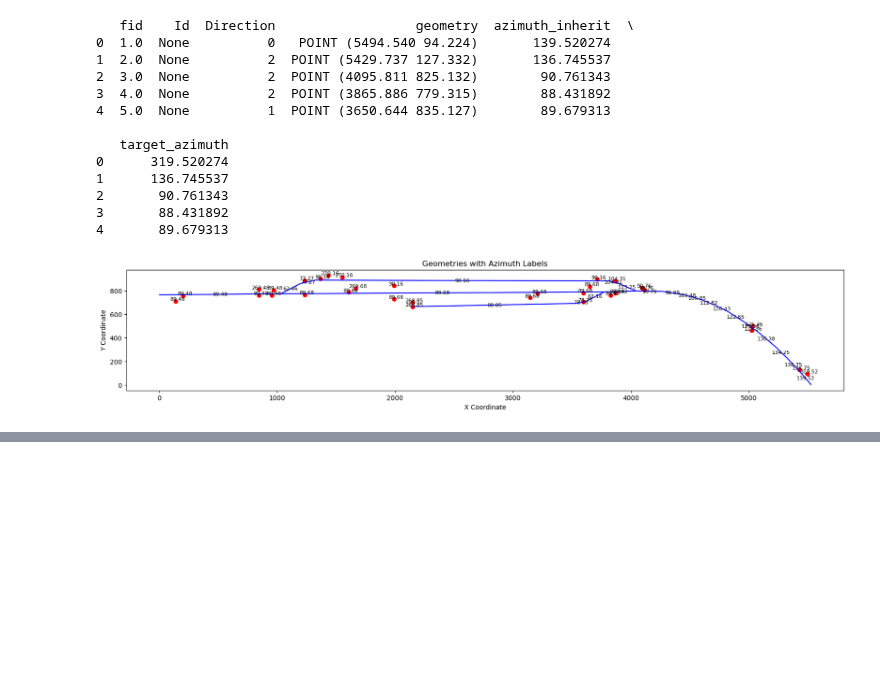
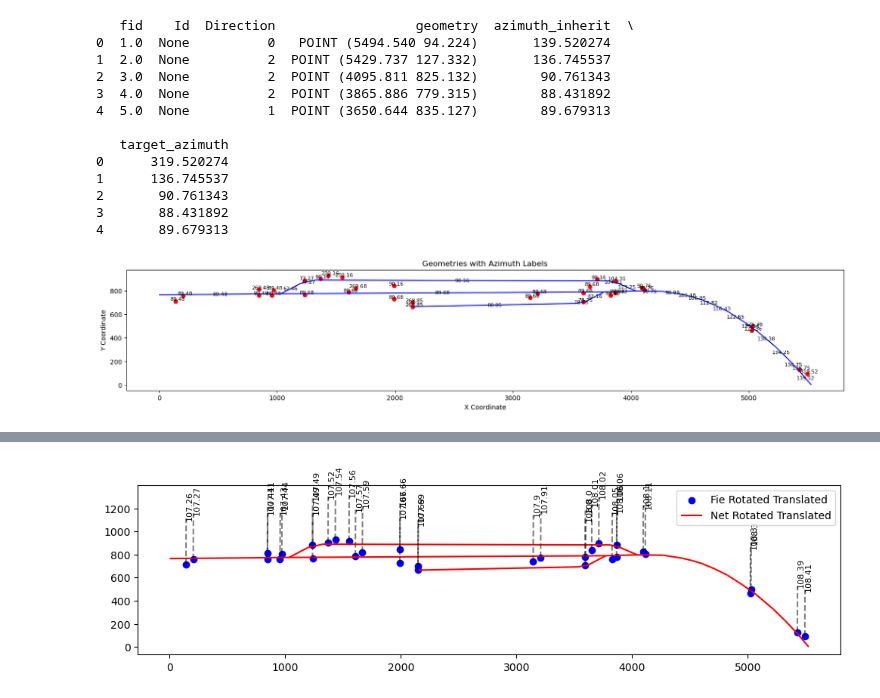
Before and after one commit to mwoj-tech/geo2screen, a Jupyter notebook: main.ipynb, the cells around one changed output, grey strips where cells are left out. Cells and saved outputs as stored; diff of their text form; code cells hidden in the pictures; blank space fills up the shorter version.

```diff
--- a/main.ipynb
+++ b/main.ipynb
@@ -570,0 +614,19 @@ print(gdf_chainage.head())
+# %%
+# Step 1: Create new field named 'km' in gdf_fie_geo
+gdf_fie_geo['km'] = None
+
+# Step 2: Find the nearest feature from gdf_chainage for each point in gdf_fie_geo
+for index, row in gdf_fie_geo.iterrows():
+    nearest_geom = nearest_points(row['geometry'], gdf_chainage['geometry'].unary_union)[1]
+    nearest_row = gdf_chainage[gdf_chainage['geometry'] == nearest_geom]
+    gdf_fie_geo.at[index, 'km'] = nearest_row['distance_along_line'].values[0]
+
+# Step 3: Round and convert 'km' values to integers, then divide by 1000
+gdf_fie_geo['km'] = (gdf_fie_geo['km'].apply(lambda x: round(x, 0)).astype(int)) / 1000
+
+# Step 4: Append the 'km' field to gdf_fie_rotated_translated
+gdf_fie_rotated_translated['km'] = gdf_fie_geo['km']
+
+# Display the updated dataframes
+print(gdf_fie_geo.head())
+print(gdf_fie_rotated_translated.head())
@@ -570,0 +656,26 @@ print(gdf_chainage.head())
+# %%
+# Plot gdf_fie_rotated_translated with specified figure size
+ax = gdf_fie_rotated_translated.plot(color='blue', label='Fie Rotated Translated', figsize=(12, 8))
+
+# Plot gdf_net_rotated_translated on the same axes
+gdf_net_rotated_translated.plot(ax=ax, color='red', label='Net Rotated Translated')
+
+# Add labels for 'km' attribute in gdf_fie_rotated_translated
+for idx, row in gdf_fie_rotated_translated.iterrows():
+    # Adjust the label position with an offset
+    x_offset = 1.5  # Adjust this value as needed
+    y_offset = 400  # Adjust this value as needed
+    label_x = row.geometry.x + x_offset
+    label_y = row.geometry.y + y_offset
+    ax.text(label_x, label_y, str(row['km']), fontsize=8, color='black', rotation=90)  # Rotate the label vertically
+
+    # Draw a hatched line connecting the point to the label
+    ax.plot([row.geometry.x, label_x], [row.geometry.y, label_y], color='black', linestyle='--', alpha=0.5)
+
+# Add legend with specified labels
+plt.legend(['Fie Rotated Translated', 'Net Rotated Translated'])
+
+# Show plot
+plt.show()
+# %% [output]
+[figure, added]
```
Also changed, not shown: parts of 8 cells of this notebook, 1 other file.
